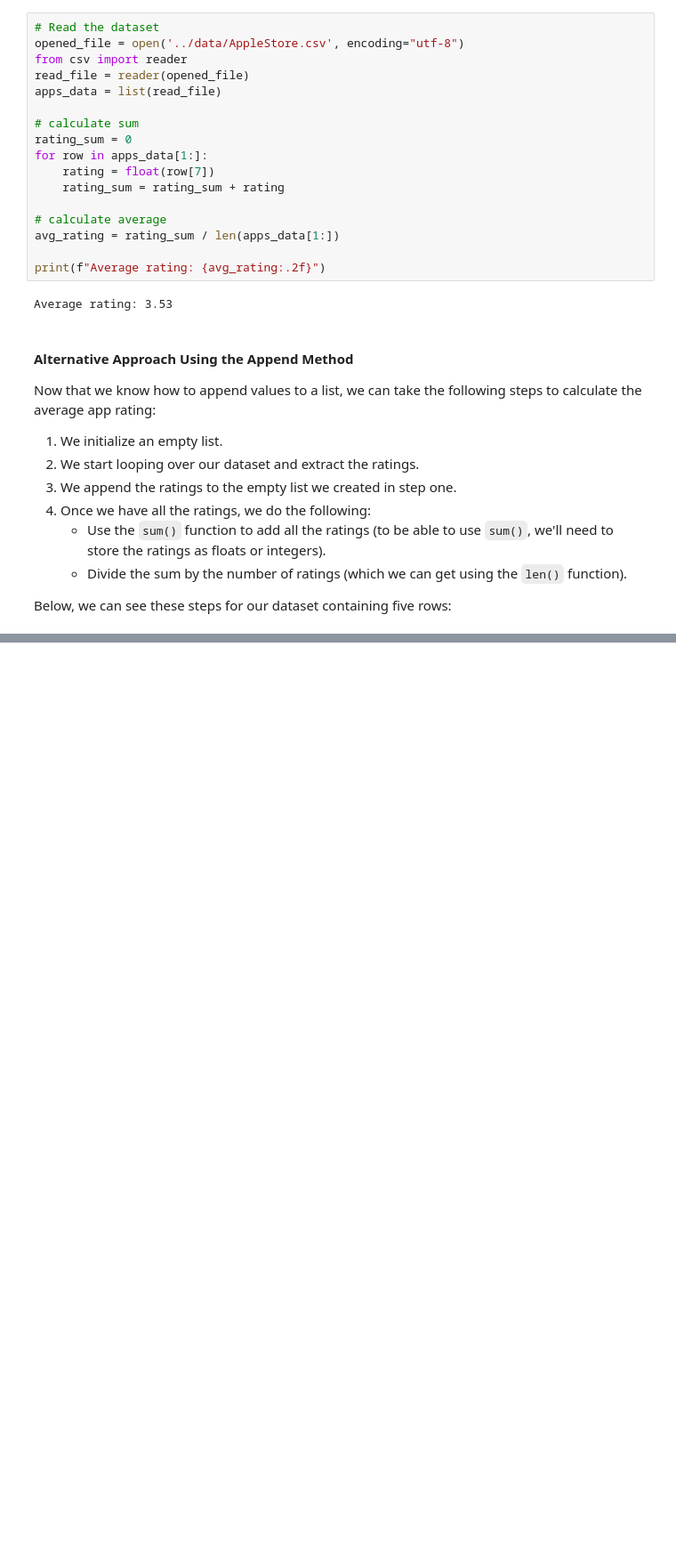
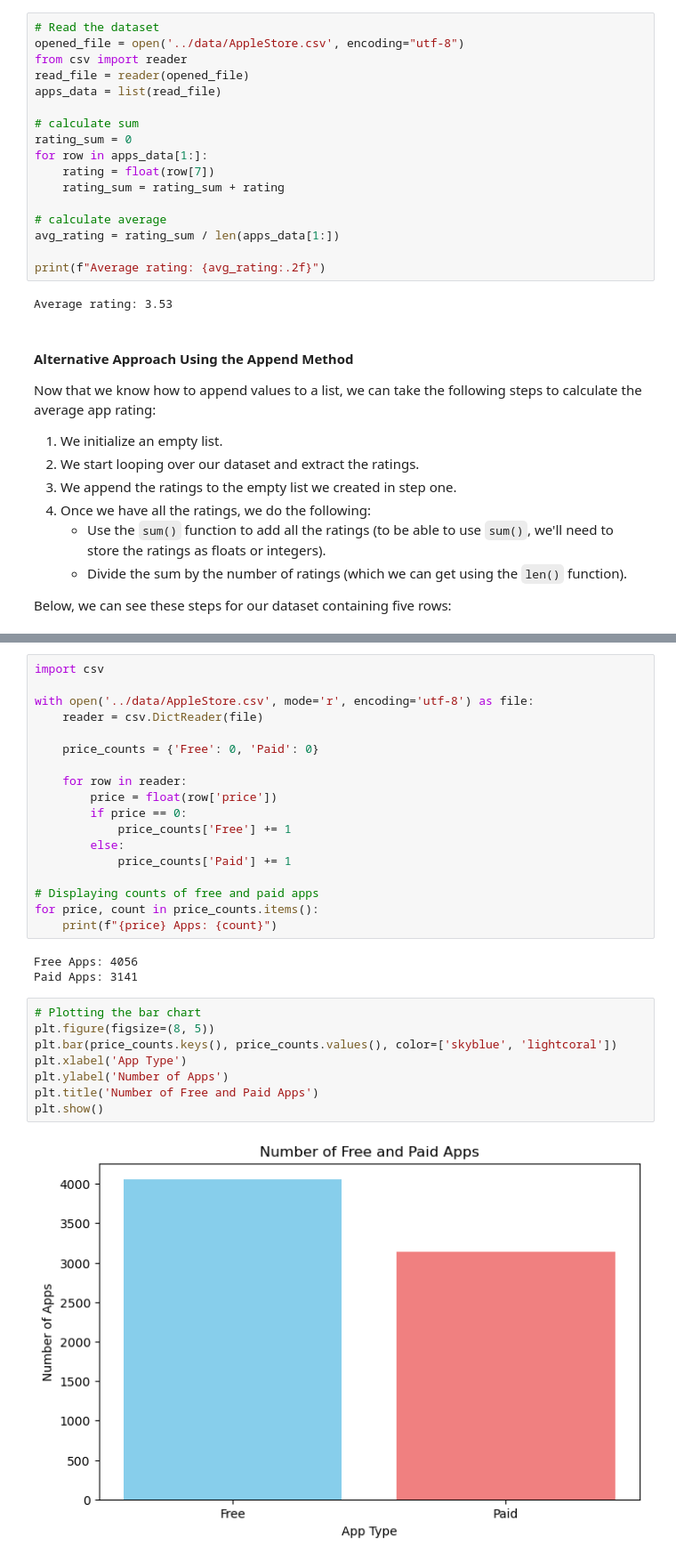
Before and after one commit to evisp/holbertonschool-machine_learning, a Jupyter notebook: python_crash_course/Python Crash Course.ipynb, the cells around one changed output, grey strips where cells are left out. Shown at 89% size. Saved outputs shown, nothing was run; the diff lists cells and outputs as text; blank space fills up the shorter version.

```diff
--- a/python_crash_course/Python Crash Course.ipynb
+++ b/python_crash_course/Python Crash Course.ipynb
@@ -520,0 +1124,31 @@ Average rating of free apps: 3.53
+# %%
+import csv
+
+with open('../data/AppleStore.csv', mode='r', encoding='utf-8') as file:
+    reader = csv.DictReader(file)
+
+    price_counts = {'Free': 0, 'Paid': 0}
+
+    for row in reader:
+        price = float(row['price'])
+        if price == 0:
+            price_counts['Free'] += 1
+        else:
+            price_counts['Paid'] += 1
+
+# Displaying counts of free and paid apps
+for price, count in price_counts.items():
+    print(f"{price} Apps: {count}")
+# %% [output]
+Free Apps: 4056
+Paid Apps: 3141
+# %%
+# Plotting the bar chart
+plt.figure(figsize=(8, 5))
+plt.bar(price_counts.keys(), price_counts.values(), color=['skyblue', 'lightcoral'])
+plt.xlabel('App Type')
+plt.ylabel('Number of Apps')
+plt.title('Number of Free and Paid Apps')
+plt.show()
+# %% [output]
+[figure, added]
```
Also changed, not shown: parts of 41 cells of this notebook, 1 other file.
